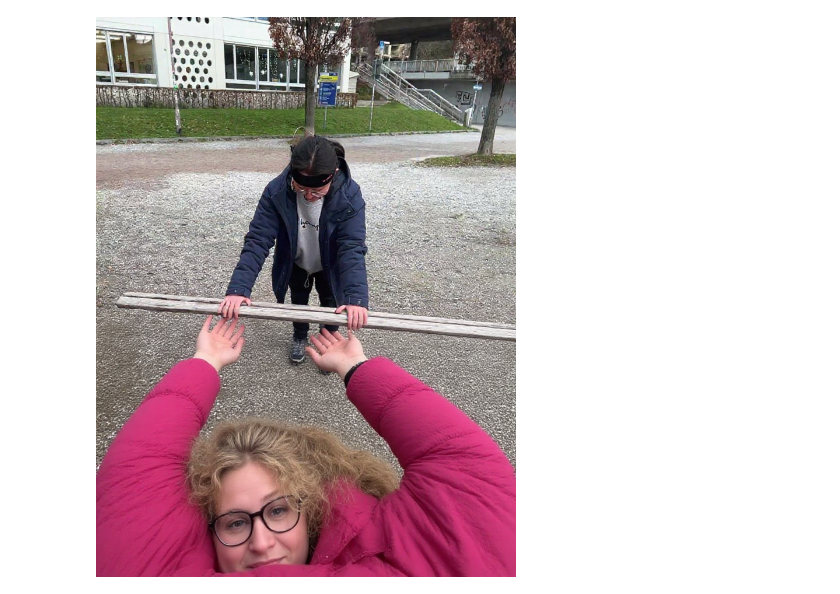
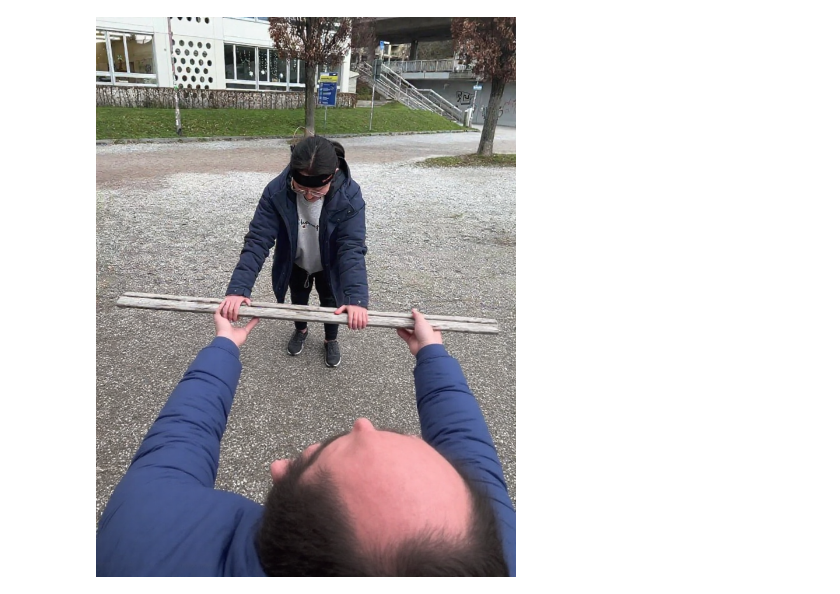
Before and after one commit to yj7082126/GVHMR, a Jupyter notebook: notebooks/test-outpainting.ipynb, the cells around one changed output. Cells and saved outputs as stored; diff of their text form; code cells hidden in the pictures.

```diff
--- a/notebooks/test-outpainting.ipynb
+++ b/notebooks/test-outpainting.ipynb
@@ -6,3 +13,14 @@ from diffusers.utils import load_image
 
 from nunchaku import NunchakuFluxTransformer2dModel
 from nunchaku.utils import get_precision
+# %%
+dataset_dir = Path("../samples/debug/emdb_debug")
+root_dir = Path("/data/datasets/emdb/")
+vid = 'P6_50_outdoor_workout'
+
+metrics = pkl.loads((dataset_dir / f"{vid}_results.pkl").read_bytes())
+print("\n".join(f"{k}: {v.mean().item()}" for k,v in metrics.items()))
+batch = torch.load(dataset_dir / f"{vid}_batch.pt")
+vertice_sets = torch.load(dataset_dir / f"{vid}_pred_target.pt")
+plot_img = Image.open(dataset_dir / f"{vid}_metrics.png")
+plot_img.resize((512, 512))
@@ -8,0 +38,11 @@ from nunchaku.utils import get_precision
+# %%
+i = 900
+
+category, vid_name = vid.split('_')[0], '_'.join(vid.split('_')[1:])
+target_zip = zipfile.ZipFile(root_dir / f"_{category}.zip")
+target_name = f"{category}/{vid_name}/images/{i:05d}.jpg"
+target_zip.extract(target_name, path='outputs/')
+shutil.move('outputs/' + target_name, 'tmp.png')
+target_frame = Image.open("tmp.png")
+target_zip.close()
+target_frame
@@ -8,0 +203,5 @@ from nunchaku.utils import get_precision
+# %%
+width, height = int(batch['K_fullimg'][0,0,2].item() * 2), int(batch['K_fullimg'][0,1,2].item() * 2)
+bbox, direction = mask_bbox_from_keypoints(batch['kp2d'][i].numpy(), (width, height))
+canvas, mask = apply_bbox_mask(target_frame, bbox, direction)
+print(bbox, direction)
@@ -20,17 +228,14 @@ pipe = FluxFillPipeline.from_pretrained(
 # %%
-image = load_image("../tmp_img.png")
-mask = load_image("../tmp_mask.png")
-
 image = pipe(
-    prompt="Single full body portrait photo",
-    image=image,
-    mask_image=mask,
-    height=image.size[1] // 2,
-    width=image.size[0] // 2,
+    prompt="Full-bodied human",
+    image=canvas.resize((width // 2, height // 2)),
+    mask_image=mask.resize((width // 2, height // 2)),
+    height=height // 2,
+    width=width // 2,
     guidance_scale=30,
-    num_inference_steps=20,
+    num_inference_steps=50,
     max_sequence_length=512,
 ).images[0]
 image
 # %% [output]
-[figure, old version]
+[figure, new version]
```
Also changed, not shown: parts of 6 cells of this notebook.
